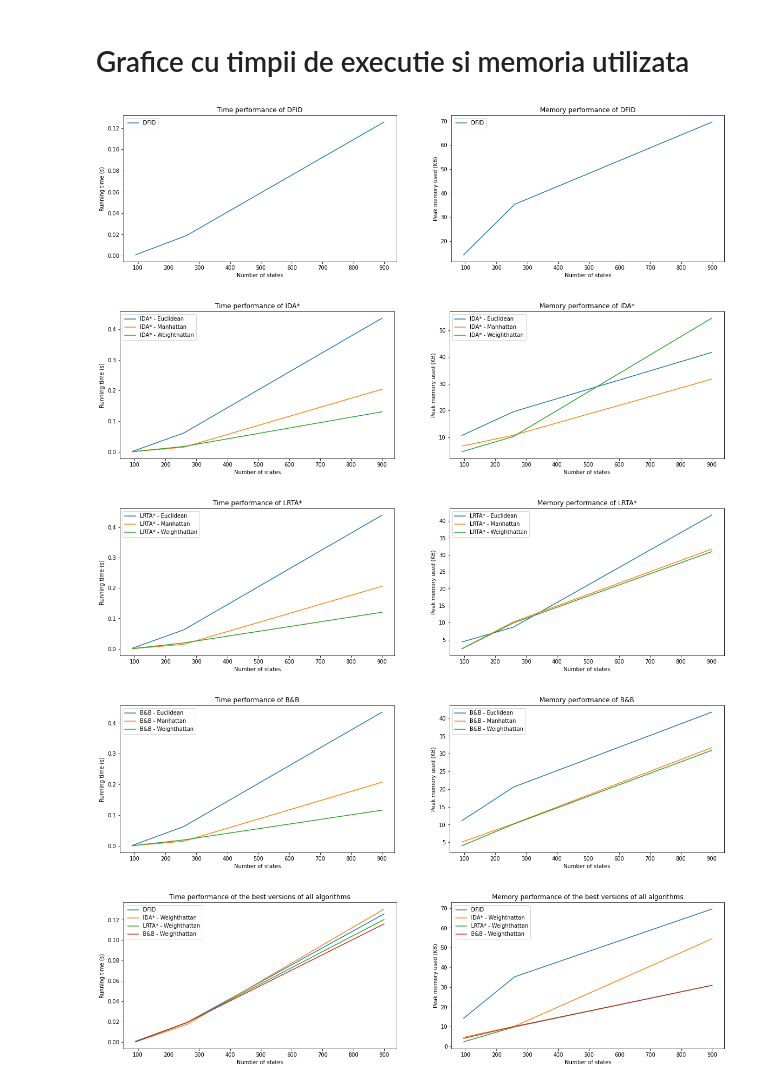
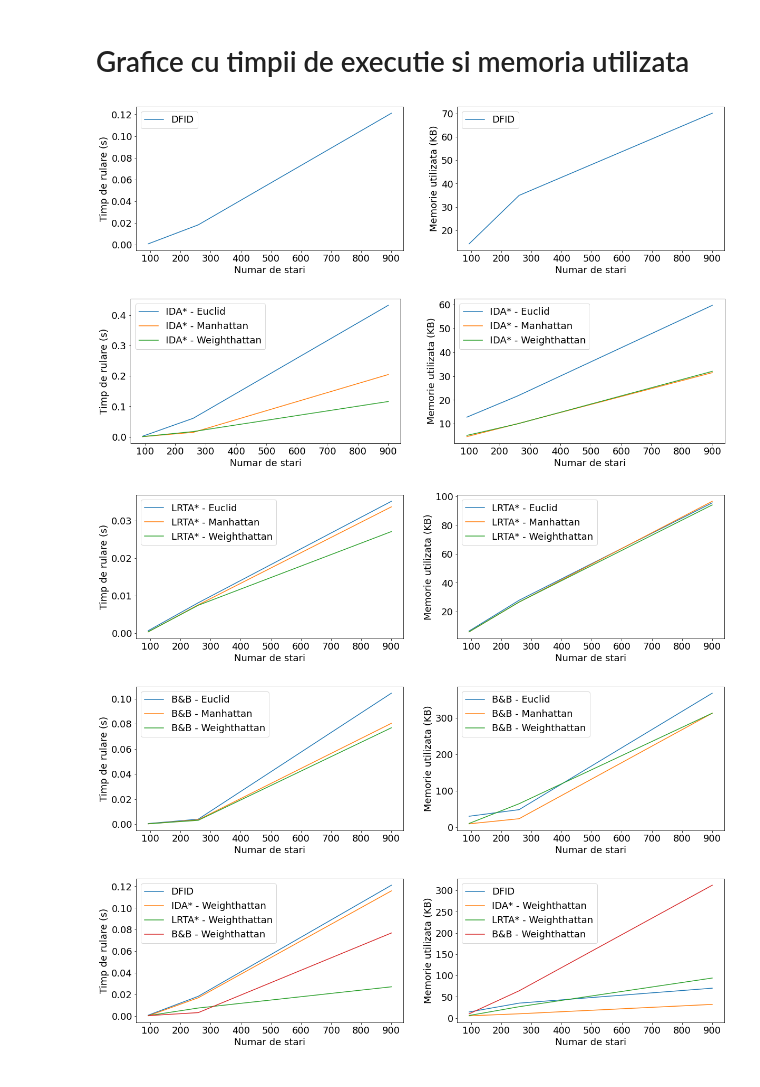
Before and after one commit to edwardcodarcea/IA, a Jupyter notebook: Teme/Tema1/Teodor-Stefan_Dutu__341C3__Tema1_IA.ipynb, the cells around one changed output. Cells and saved outputs as stored; diff of their text form; code cells hidden in the pictures.

```diff
--- a/Teme/Tema1/Teodor-Stefan_Dutu__341C3__Tema1_IA.ipynb
+++ b/Teme/Tema1/Teodor-Stefan_Dutu__341C3__Tema1_IA.ipynb
@@ -130,6 +130,10 @@ PERFORMANCE_METRICS = {
 ## Functii pentru afisarea rezultatelor
 # %%
 import matplotlib.pyplot as plt
+
+
+plt.rc('xtick',labelsize=18)
+plt.rc('ytick',labelsize=18)
 
 
 def _get_real_path(path, env):
@@ -146,7 +150,7 @@ def _plot_costs(axis, map_size, env, costs):
             if (c, r) in env.obsts:
                 cost_map[c][r] = -20
 
-    axis.set_title("Costurile gasite de agent")
+    axis.set_title("Costurile gasite de agent", fontsize=20)
     axis.imshow(cost_map, cmap="gist_heat", interpolation="nearest",
         origin="lower")
 
@@ -164,7 +168,7 @@ def _plot_path(axis, map_size, env, path):
     cost_map[env.nodes[env.target][0]][env.nodes[env.target][1]] = 60
     cost_map[env.nodes[env.start][0]][env.nodes[env.start][1]] = 30
 
-    axis.set_title("Calea agentului pana la tinta")
+    axis.set_title("Calea agentului pana la tinta", fontsize=20)
     axis.imshow(cost_map, cmap="gist_heat", interpolation="nearest",
         origin="lower")
 
@@ -194,7 +198,7 @@ import tracemalloc
 
 
 def run(alg, alg_name, input_file, heur=None, heur_name=None):
-    env = ENVS[input_file]
+    env = Environment(input_file)
 
     # Algoritmul e rulat de 2 ori, deoarece hookurile facute de `tracemalloc`
     # incetinesc algoritmul, ceea ce corupe masuratoarea de timp
@@ -462,6 +466,6 @@ def lrta(env, h):
 for file in INPUT_FILES:
     for h_name, h_func in HEURISTICS.items():
         print(f"============================== LRTA* on {basename(file)} with {h_name} heuristic ==============================")
-        PERFORMANCE_METRICS["LRTA*"][basename(file)][h_name] = run(ida, "LRTA*", file, h_func, h_name)
+        PERFORMANCE_METRICS["LRTA*"][basename(file)][h_name] = run(lrta, "LRTA*", file, h_func, h_name)
         print("\n")
 # %% [output]
@@ -523,6 +527,9 @@ Used memory: 9.890625KB
 # %% [markdown]
 # Bonus - Branch and Bound
 # %%
+from copy import deepcopy
+
+
 def _bnb_traversal(env, node, path, cost, h, visited):
     global limit
     global best_path
@@ -561,6 +568,6 @@ def bnb(env, h):
 for file in INPUT_FILES:
     for h_name, h_func in HEURISTICS.items():
         print(f"============================== B&B on {basename(file)} with {h_name} heuristic ==============================")
-        PERFORMANCE_METRICS["B&B"][basename(file)][h_name] = run(ida, "B&B", file, h_func, h_name)
+        PERFORMANCE_METRICS["B&B"][basename(file)][h_name] = run(bnb, "B&B", file, h_func, h_name)
         print("\n")
 # %% [output]
@@ -631,14 +638,13 @@ all_mems = []
 all_labels = []
 
 
-def plot_metric(axis, alg_name, data, labels, ylabel, type):
+def plot_metric(axis, alg_name, data, labels, ylabel):
     for i in range(len(data)):
         axis.plot(num_nodes, data[i], label=labels[i])
 
-    axis.set_xlabel("Number of states")
-    axis.set_ylabel(ylabel)
-    axis.set_title(f"{type} performance of {alg_name}")
-    axis.legend()
+    axis.set_xlabel("Numar de stari", fontsize=18)
+    axis.set_ylabel(ylabel, fontsize=18)
+    axis.legend(fontsize=18)
 
 
 def plot_time_mem_heur():
@@ -654,41 +660,42 @@ def plot_time_mem_heur():
             t, m = zip(*[heurs[heur] for heurs in metrics.values()])
             times.append(t)
             mems.append(m)
 
             if heur == "weighthattan":
                 all_times.append(t)
                 all_mems.append(m)
 
         _, axes = plt.subplots(1, 2, figsize=(20, 5))
         plot_metric(axes[0], alg_name, times, labels,
-            "Running time (s)", "Time")
+            "Timp de rulare (s)")
         plot_metric(axes[1], alg_name, mems, labels,
-            "Peak memory used (KB)", "Memory")
+            "Memorie utilizata (KB)")
 
         plt.show()
 
 dfid_times, dfid_mems = zip(*PERFORMANCE_METRICS["DFID"].values())
 all_times.append(dfid_times)
 all_mems.append(dfid_mems)
 all_labels.append("DFID")
 
 _, axes = plt.subplots(1, 2, figsize=(20, 5))
+
 plot_metric(axes[0], "DFID", [dfid_times], ["DFID"],
-    "Running time (s)", "Time")
+    "Timp de rulare (s)")
 plot_metric(axes[1], "DFID", [dfid_mems], ["DFID"],
-    "Peak memory used (KB)", "Memory")
+    "Memorie utilizata (KB)")
 
 plot_time_mem_heur()
 
 _, axes = plt.subplots(1, 2, figsize=(20, 5))
 plot_metric(axes[0], "the best versions of all algorithms", all_times,
-    all_labels, "Running time (s)", "Time")
+    all_labels, "Timp de rulare (s)")
 plot_metric(axes[1], "the best versions of all algorithms", all_mems,
-    all_labels, "Peak memory used (KB)", "Memory")
+    all_labels, "Memorie utilizata (KB)")
 plt.show()
 # %% [output]
-[figure, old version]
+[figure, new version]
-[figure, old version]
+[figure, new version]
-[figure, old version]
+[figure, new version]
-[figure, old version]
+[figure, new version]
-[figure, old version]
+[figure, new version]
```
Also changed, not shown: parts of 5 cells of this notebook.
